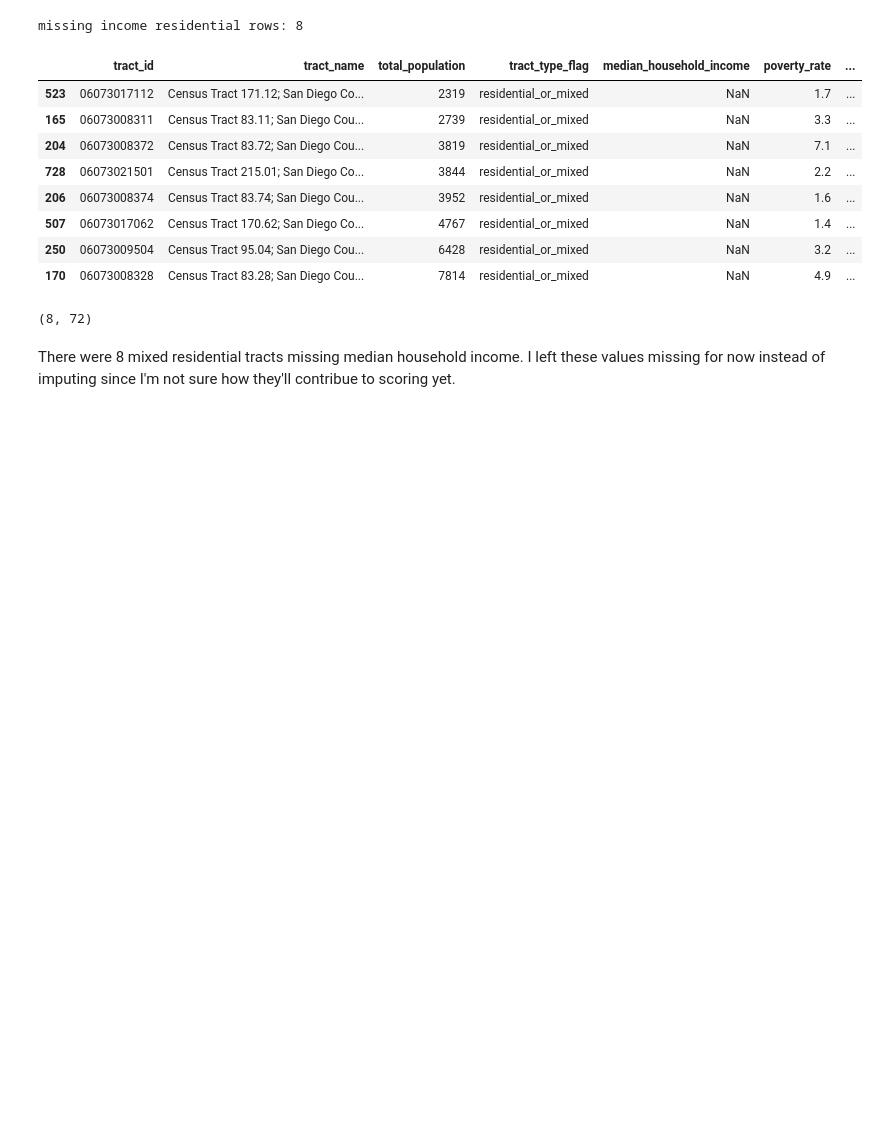
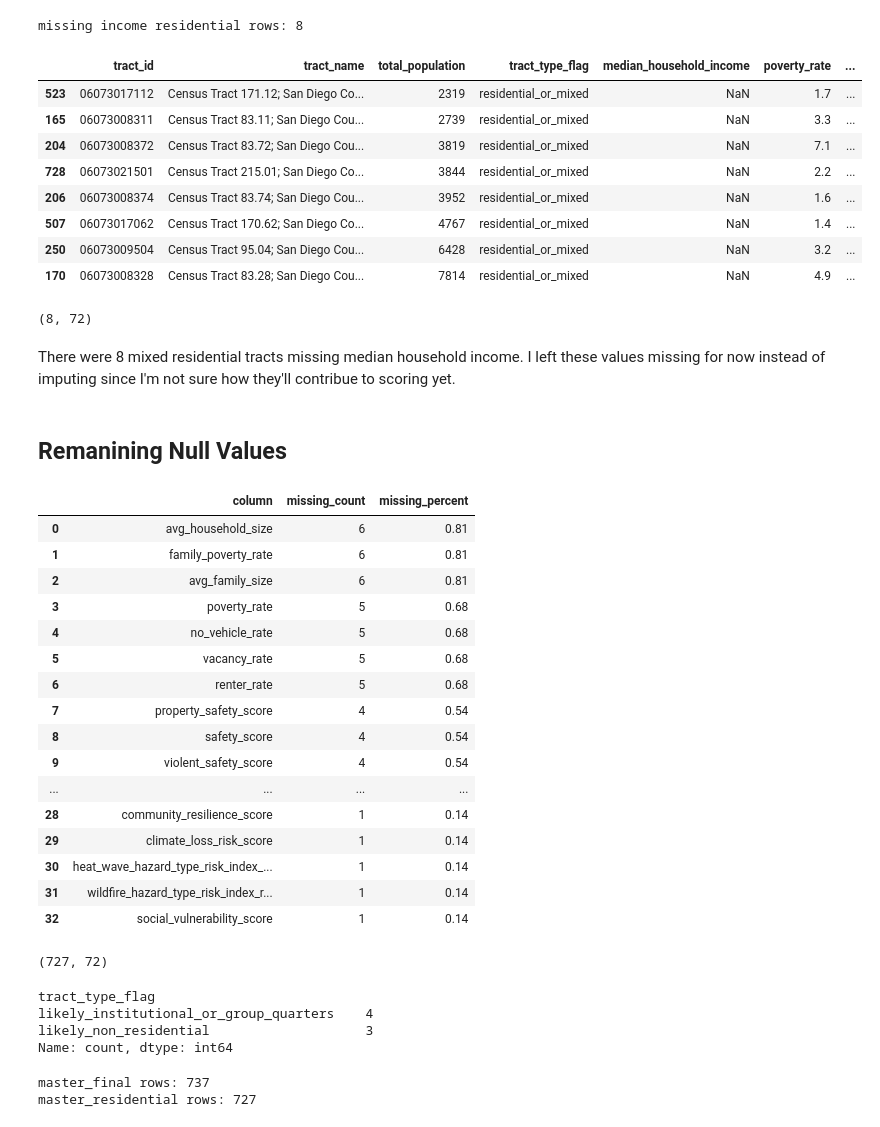
Before and after one commit to coco-martinez/san-diego-neighborhood-opportunity, a Jupyter notebook: notebooks/06_data_wrangling_final_merge.ipynb, the cells around one changed output. Cells and saved outputs as stored; diff of their text form; code cells hidden in the pictures; blank space fills up the shorter version.

Commit message:
Finalize tract merge dataset

```diff
--- a/notebooks/06_data_wrangling_final_merge.ipynb
+++ b/notebooks/06_data_wrangling_final_merge.ipynb
@@ -1047,3 +1047,72 @@ missing_income_residential.shape
 (8, 72)
 # %% [markdown]
 There were 8  mixed residential tracts missing median household income. I left these values missing for now instead of imputing since I'm not sure how they'll contribue to scoring yet.
+# %% [markdown]
+## Remanining Null Values
+# %%
+# checking remaining missing values between 1 and 15
+remaining_nulls = master_final.isna().sum().sort_values(ascending=False)
+
+remaining_nulls = remaining_nulls[
+    (remaining_nulls < 16) &
+    (remaining_nulls > 0)].reset_index()
+
+remaining_nulls.columns = ['column', 'missing_count']
+
+remaining_nulls['missing_percent'] = (
+    remaining_nulls['missing_count'] / len(master_final) * 100).round(2)
+
+remaining_nulls
+# %% [output]
+|  | column | missing_count | missing_percent |
+| 0 | avg_household_size | 6 | 0.81 |
+| 1 | family_poverty_rate | 6 | 0.81 |
+| 2 | avg_family_size | 6 | 0.81 |
+| 3 | poverty_rate | 5 | 0.68 |
+| 4 | no_vehicle_rate | 5 | 0.68 |
+| 5 | vacancy_rate | 5 | 0.68 |
+| 6 | renter_rate | 5 | 0.68 |
+| 7 | property_safety_score | 4 | 0.54 |
+| 8 | safety_score | 4 | 0.54 |
+| 9 | violent_safety_score | 4 | 0.54 |
+| ... | ... | ... | ... |
+| 28 | community_resilience_score | 1 | 0.14 |
+| 29 | climate_loss_risk_score | 1 | 0.14 |
+| 30 | heat_wave_hazard_type_risk_index_... | 1 | 0.14 |
+| 31 | wildfire_hazard_type_risk_index_r... | 1 | 0.14 |
+| 32 | social_vulnerability_score | 1 | 0.14 |
+# %%
+# filtering to tracts that are relevant for scoring
+master_scoring_check = master_final[
+    master_final['exclude_from_scoring_flag'] == 0
+].copy()
+
+master_scoring_check.shape
+# %% [output]
+(727, 72)
+# %%
+# getting the remaining null columns from the summary table
+small_null_cols = remaining_nulls['column'].tolist()
+
+# finding rows that have at least one of these small null values
+small_null_rows = master_final[
+    master_final[small_null_cols].isna().any(axis=1)
+].copy()
+
+# checking tract types for rows with small missing values
+small_null_rows['tract_type_flag'].value_counts(dropna=False)
+# %% [output]
+tract_type_flag
+likely_institutional_or_group_quarters    4
+likely_non_residential                    3
+Name: count, dtype: int64
+# %%
+# filtering to tracts that fit the scoring use case
+master_residential = master_final[
+    master_final['tract_type_flag'] == 'residential_or_mixed'].copy()
+
+print(f'master_final rows: {master_final.shape[0]}')
+print(f'master_residential rows: {master_residential.shape[0]}')
+# %% [output]
+master_final rows: 737
+master_residential rows: 727
```
Also changed, not shown: parts of 6 cells of this notebook, 1 other file.
